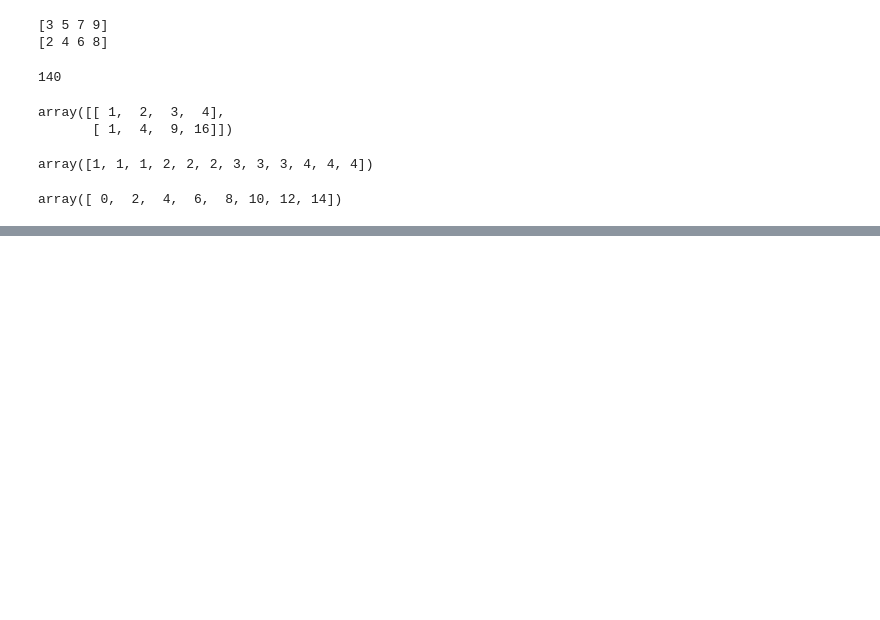
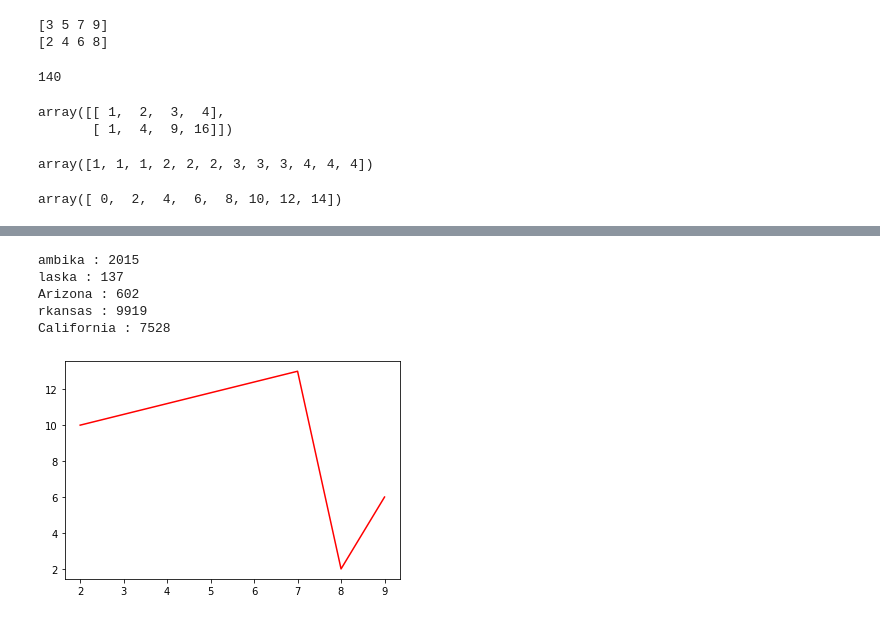
Before and after one commit to vamsikrishna175/python-traning, a Jupyter notebook: Day 6.ipynb, the cells around one changed output, grey strips where cells are left out. Cells and saved outputs as stored; diff of their text form; code cells hidden in the pictures; blank space fills up the shorter version.

```diff
--- a/Day 6.ipynb
+++ b/Day 6.ipynb
@@ -246,0 +430,9 @@ array([ 0,  2,  4,  6,  8, 10, 12, 14])
+# %%
+for i in df.values:
+     print(i[1],":",i[10])
+# %% [output]
+ambika : 2015
+laska : 137
+Arizona : 602
+rkansas : 9919
+California : 7528
@@ -246,0 +449,7 @@ array([ 0,  2,  4,  6,  8, 10, 12, 14])
+# %%
+x=[2,7,8,9]
+y=[10,13,2,6]
+plt.plot(x,y,color='r')
+plt.show()
+# %% [output]
+[figure, added]
```
Also changed, not shown: parts of 26 cells of this notebook, 1 other file.
